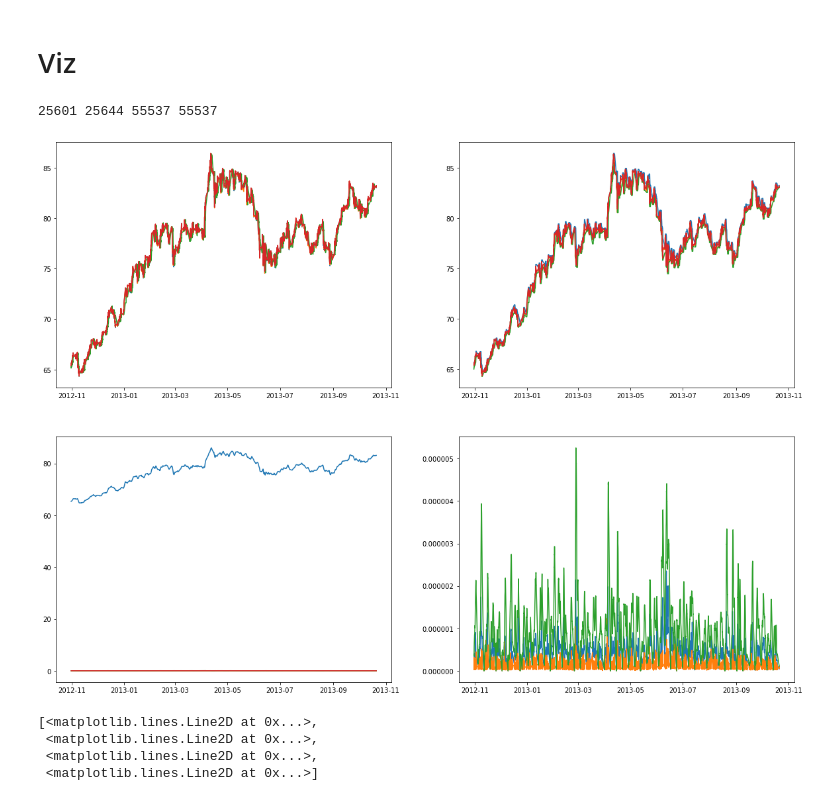
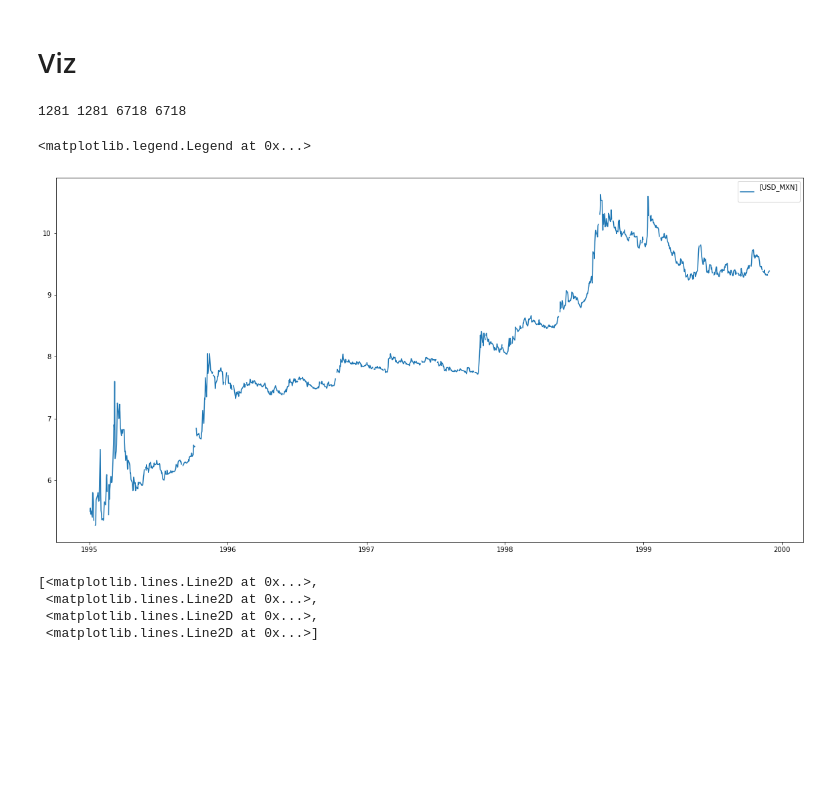
Before and after one commit to Hanwant/madigan, a Jupyter notebook: notebooks/hdf_dataSource.ipynb, the cells around one changed output. Cells and saved outputs as stored; diff of their text form; code cells hidden in the pictures; blank space fills up the shorter version.

```diff
--- a/notebooks/hdf_dataSource.ipynb
+++ b/notebooks/hdf_dataSource.ipynb
@@ -137,28 +150,37 @@ env_hdf.step(np.array([1200]))
 # %% [markdown]
 # Viz
 # %%
-window_hdf = StackerDiscrete(12800, env_hdf.nAssets, norm=False)
+window_hdf = StackerDiscrete(1280, env_hdf.nAssets, norm=False)
 window_hdf.initialize_history(env_hdf)
 dsource = env_hdf.dataSource
 # %%
 # window_trend_ou.reset_state()
 # window_trend_ou.initialize_history(env_trend_ou)
-for i in range(12800):
+for i in range(1280):
+    if env_hdf.dataEnd():
+        window_hdf.reset_state()
+        env_hdf.step()
+        break
     window_hdf.stream(env_hdf.step())
-print(dsource.currentCacheIdx, dsource.currentIdx, dsource.currentCacheSize, dsource.size)
 
-fig, ax = plt.subplots(2, 2, figsize=(20, 15))
-# ax[0].plot(window_trend_ou.current_data().price, label='trend_ou')
-# ax[0].legend()
-_ax = ax.flatten()
-for i in range(len(_ax)):
-    _ax[i].plot(pd.to_datetime(window_hdf.current_data().timestamp),
-                window_hdf.current_data().price[:, i*4: (i+1)*4])
+print(dsource.currentCacheIdx, dsource.currentIdx,
+      dsource.currentCacheSize, dsource.size)
+
+# fig, ax = plt.subplots(2, 2, figsize=(20, 15))
+fig, ax = plt.subplots(figsize=(20, 10))
+ax.plot(pd.to_datetime(window_hdf.current_data().timestamp),
+        window_hdf.current_data().price, label=env_hdf.assets)
+ax.legend()
+# _ax = ax.flatten()
+# for i in range(len(_ax)):
+#     _ax[i].plot(pd.to_datetime(window_hdf.current_data().timestamp),
+#                 window_hdf.current_data().price[:, i*4: (i+1)*4])
     # ax.plot(pd.to_datetime(window_hdf.current_data().timestamp), env_hdf.current_data().price[:, :4])
 #     _ax.legend()
 # %% [output]
-25601 25644 55537 55537
+1281 1281 6718 6718
+<matplotlib.legend.Legend at 0x...>
-[figure, old version]
+[figure, new version]
 # %%
 fig, ax = plt.subplots(1, 2, figsize=(25, 10))
 idx = slice(None, None)
```
Also changed, not shown: parts of 1 cell of this notebook, 9 other files.
